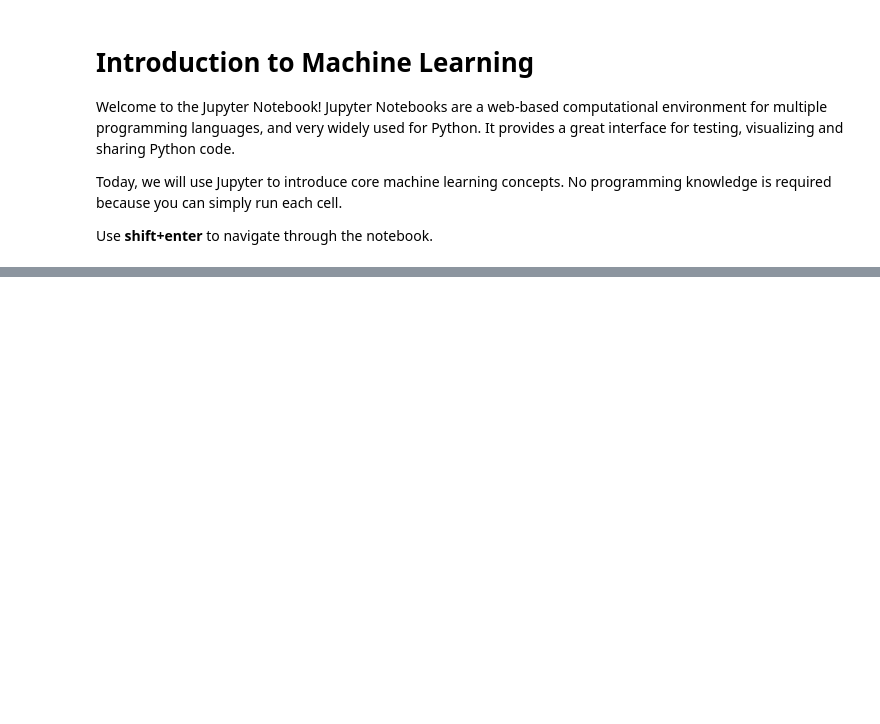
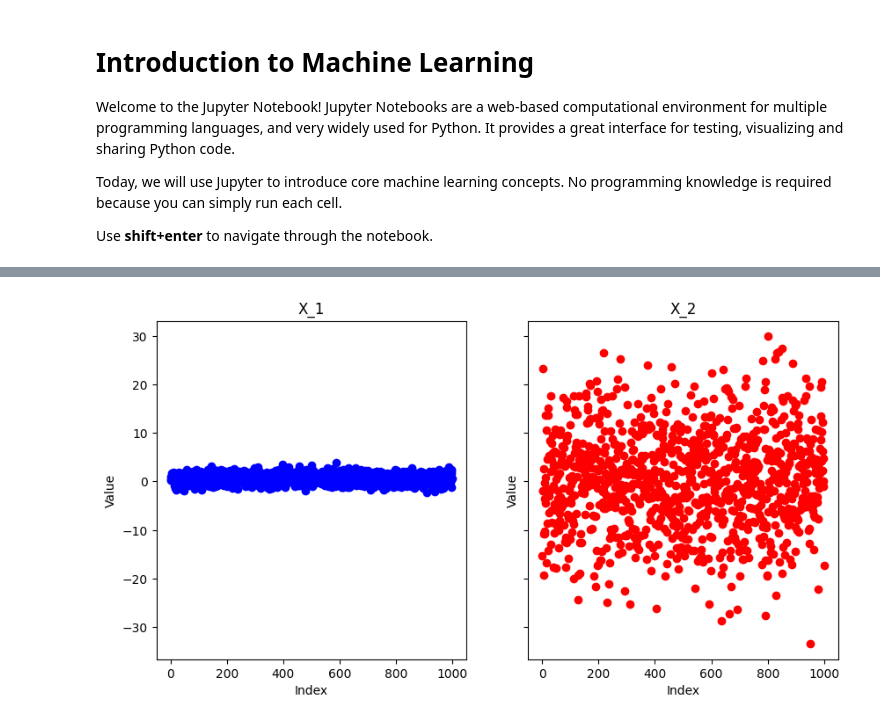
Before and after one commit to bradford415/cuhackit-workshop, a Jupyter notebook: intro-to-machine-learning.ipynb, the cells around one changed output, grey strips where cells are left out. Saved outputs shown, nothing was run; the diff lists cells and outputs as text; code cells hidden in the pictures; blank space fills up the shorter version.

```diff
--- a/intro-to-machine-learning.ipynb
+++ b/intro-to-machine-learning.ipynb
@@ -26,0 +80,18 @@ import tensorflow as tf
+# %%
+# you can set a random seed to get "reproducible" randomness
+np.random.seed(912)
+
+# define a function to generate random data
+def random_data(n_samples):
+    """
+    Generates random data in two dimensions.
+    Returns a (n_samples, 2) numpy array.
+    """
+    # define the parameters (mean, covariance) of a normal distribution
+    mean = [0.5, 0.5]
+    cov = [[1,0], [0,100]]
+
+    # generate n_samples of 2D data
+    X = np.random.multivariate_normal(mean, cov, size=n_samples)
+
+    return X
@@ -26,0 +125,26 @@ import tensorflow as tf
+# %%
+# generate 1000 random samples
+X = random_data(1000)
+# %%
+# generate indices for X
+idx = range(len(X))
+
+# initialize a 2x1 figure for plotting
+_, (ax1, ax2) = plt.subplots(1, 2, figsize=(10, 5), sharey=True)
+
+# plot X_1 on the left
+ax1.scatter(idx, X[:, 0], c='b')
+ax1.set_title('X_1')
+ax1.set_xlabel('Index')
+ax1.set_ylabel('Value')
+
+# plot X_2 on the right
+ax2.scatter(idx, X[:, 1], c='r')
+ax2.set_title('X_2')
+ax2.set_xlabel('Index')
+ax2.set_ylabel('Value')
+
+# display the plot
+plt.show()
+# %% [output]
+[figure, added]
```
Also changed, not shown: parts of 66 cells of this notebook.
